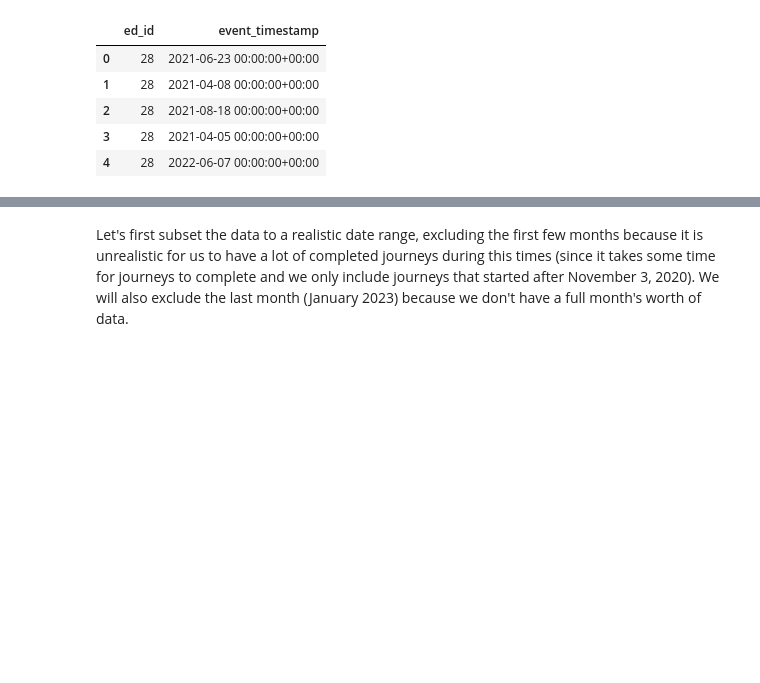
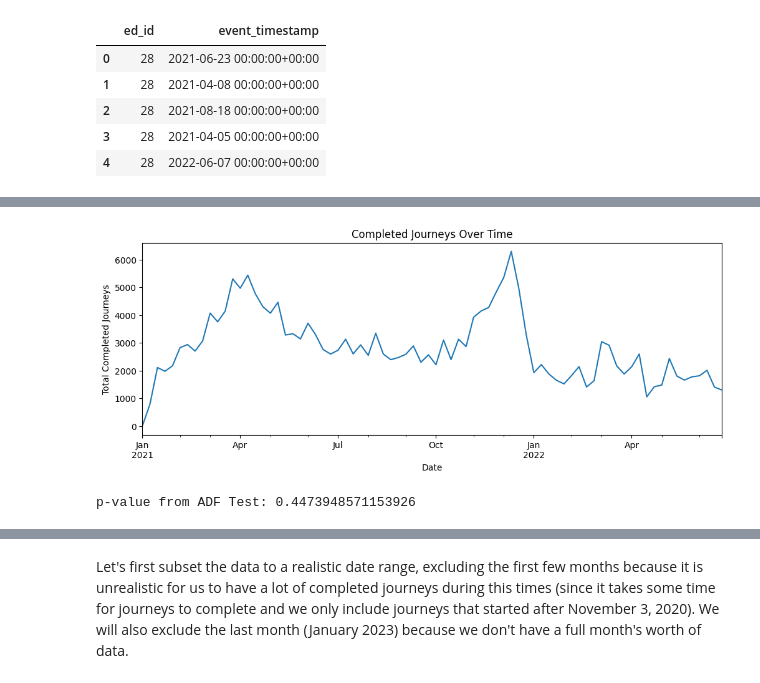
Before and after one commit to yubenjamin2022/UCLAStatsM148, a Jupyter notebook: arma_model.ipynb, the cells around one changed output, grey strips where cells are left out. Drawn from its saved outputs; the diff is of its cells as text; code cells hidden in the pictures; blank space fills up the shorter version.

```diff
--- a/arma_model.ipynb
+++ b/arma_model.ipynb
@@ -42,0 +56,18 @@ monthly_totals = (
+# %%
+X_train_weekly = weekly_totals['2021-01-01':'2022-06-30']
+X_test_weekly = weekly_totals['2022-07-01':]
+
+X_train_weekly.plot(figsize=(12, 4))
+plt.xlabel('Date')
+plt.ylabel('Total Completed Journeys')
+plt.title('Completed Journeys Over Time')
+plt.show()
+# %% [output]
+[figure, added]
+# %%
+from statsmodels.tsa.stattools import adfuller
+
+result = adfuller(X_train_weekly.values)
+print(f"p-value from ADF Test: {result[1]}")
+# %% [output]
+p-value from ADF Test: 0.4473948571153926
```
Also changed, not shown: parts of 17 cells of this notebook.
